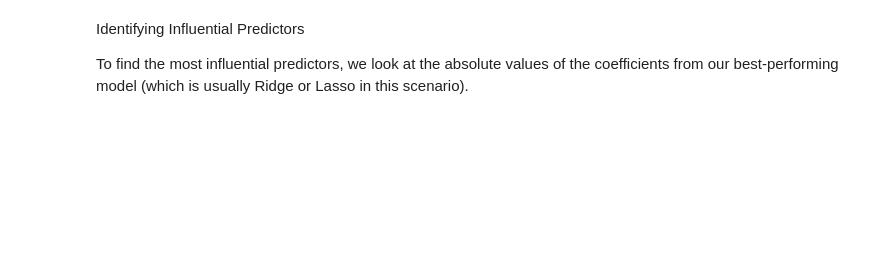
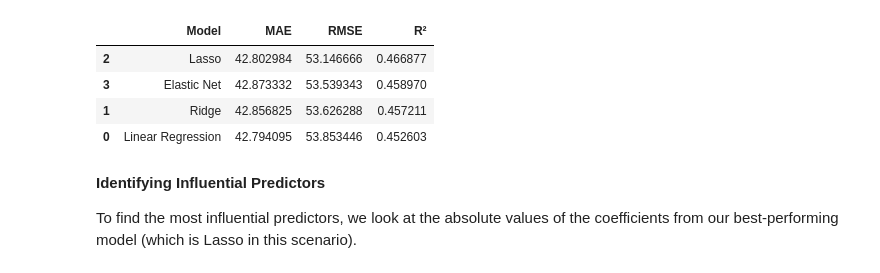
Before and after one commit to Felix-wainaina/samsung-ml-assignments, a Jupyter notebook: task_1_regression/level_2_optimization.ipynb, the cells around one changed output. Saved outputs shown, nothing was run; the diff lists cells and outputs as text; code cells hidden in the pictures; blank space fills up the shorter version.

```diff
--- a/task_1_regression/level_2_optimization.ipynb
+++ b/task_1_regression/level_2_optimization.ipynb
@@ -35,6 +88,26 @@ Model Comparison and Evaluation
 
 We will loop through our fitted models, make predictions, and calculate our metrics (MAE, RMSE, and $R^2$) to compare their performance side-by-side
+# %%
+results = []
+
+for name, model in fitted_models.items():
+    y_pred = model.predict(X_test_scaled)
+
+    mae = mean_absolute_error(y_test, y_pred)
+    rmse = np.sqrt(mean_squared_error(y_test, y_pred))
+    r2 = r2_score(y_test, y_pred)
+
+    results.append({"Model": name, "MAE": mae, "RMSE": rmse, "R²": r2})
+
+results_df = pd.DataFrame(results).sort_values(by="R²", ascending=False)
+display(results_df)
+# %% [output]
+|  | Model | MAE | RMSE | R² |
+| 2 | Lasso | 42.802984 | 53.146666 | 0.466877 |
+| 3 | Elastic Net | 42.873332 | 53.539343 | 0.458970 |
+| 1 | Ridge | 42.856825 | 53.626288 | 0.457211 |
+| 0 | Linear Regression | 42.794095 | 53.853446 | 0.452603 |
 # %% [markdown]
-Identifying Influential Predictors
+****Identifying Influential Predictors****
 
-To find the most influential predictors, we look at the absolute values of the coefficients from our best-performing model (which is usually Ridge or Lasso in this scenario).
+To find the most influential predictors, we look at the absolute values of the coefficients from our best-performing model (which is Lasso in this scenario).
```
Also changed, not shown: parts of 9 cells of this notebook, 2 other files.
